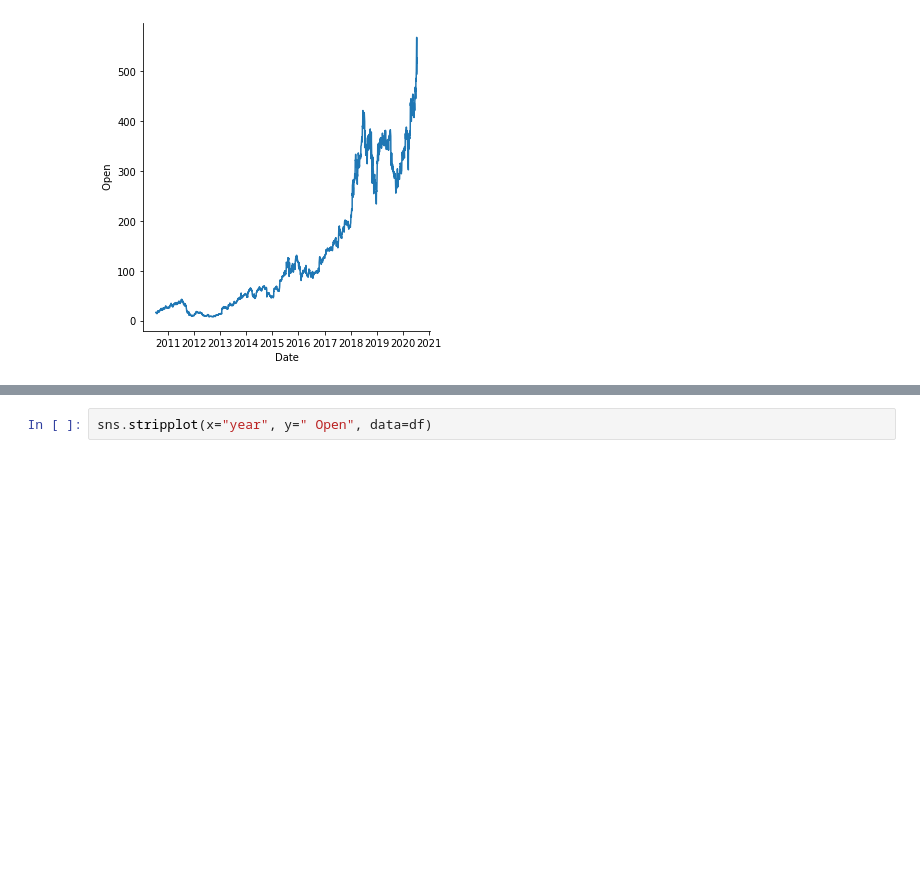
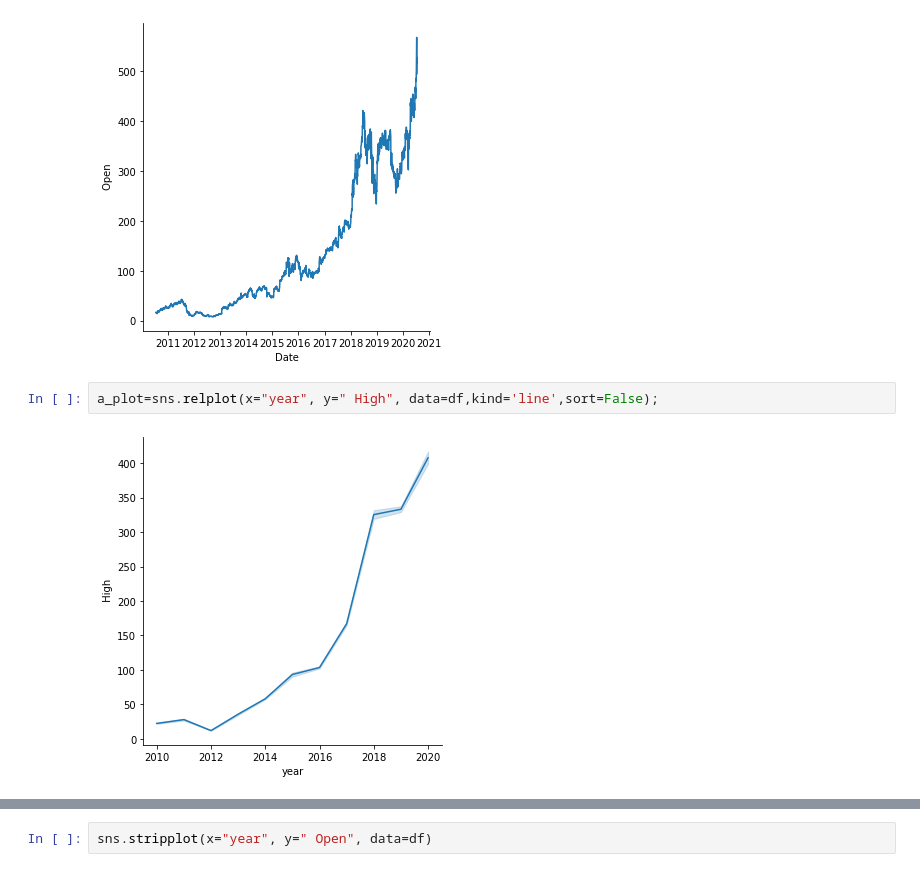
Before and after one commit to aastha985/Netflix-stock-prices-visualization, a Jupyter notebook: Visualization.ipynb, the cells around one changed output, grey strips where cells are left out. Drawn from its saved outputs; the diff is of its cells as text; blank space fills up the shorter version.

Commit message:
visualizing stock data

```diff
--- a/Visualization.ipynb
+++ b/Visualization.ipynb
@@ -50,3 +44,7 @@ df.head()
 a_plot=sns.relplot(x="Date", y=" Open", data=df,kind='line',sort=False);
 # %% [output]
 [figure]
+# %%
+a_plot=sns.relplot(x="year", y=" High", data=df,kind='line',sort=False);
+# %% [output]
+[figure, added]
```
Also changed, not shown: parts of 17 cells of this notebook.
